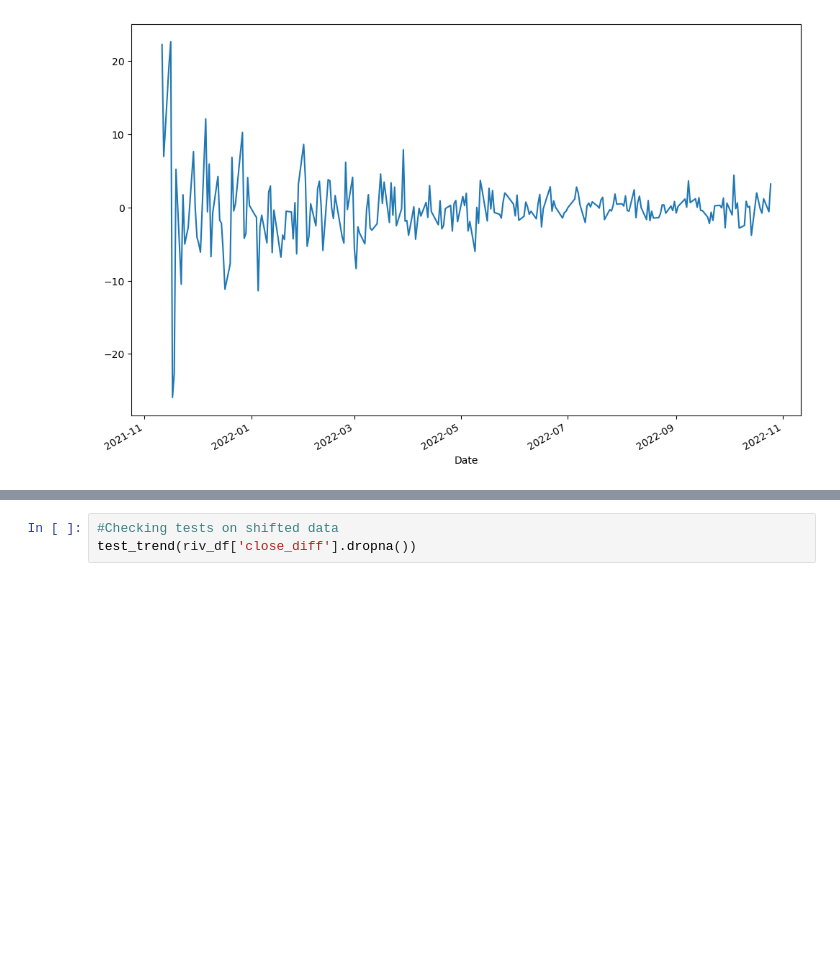
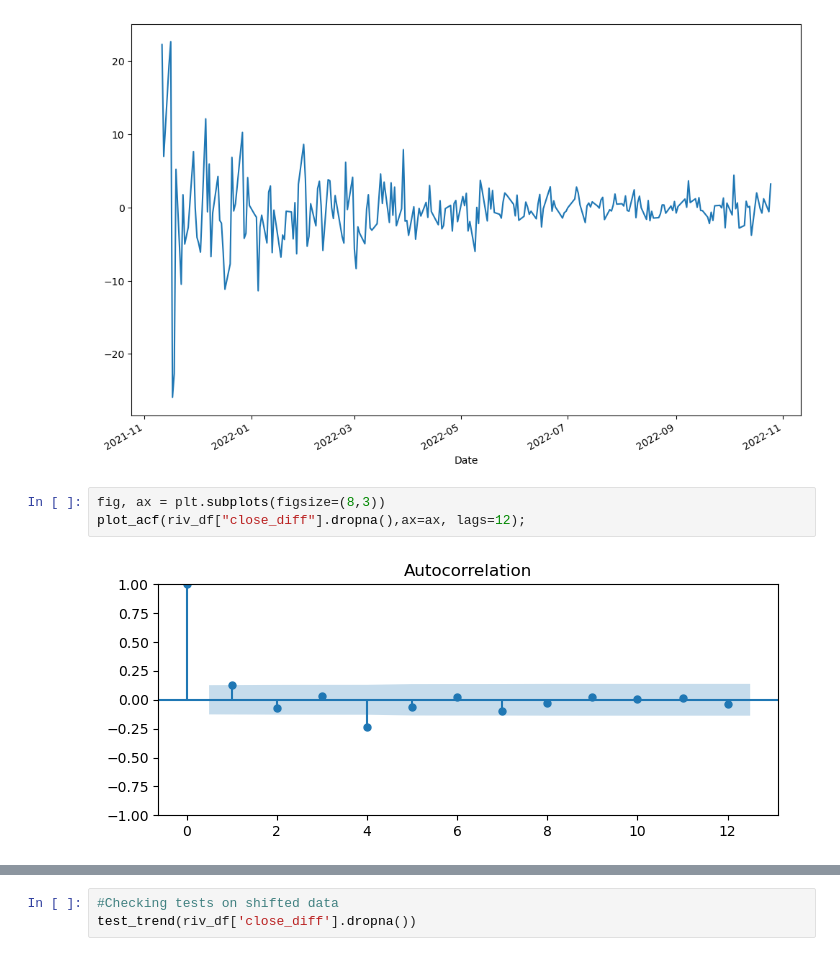
Before and after one commit to jonathanr1212/Predicting_rivian_stock, a Jupyter notebook: stock_predict_nb.ipynb, the cells around one changed output, grey strips where cells are left out. Saved outputs shown, nothing was run; the diff lists cells and outputs as text; blank space fills up the shorter version.

```diff
--- a/stock_predict_nb.ipynb
+++ b/stock_predict_nb.ipynb
@@ -309,3 +298,8 @@ riv_df["close_diff"] = riv_df['Close'] - riv_df['Close'].shift(1)
 riv_df["close_diff"].dropna().plot(figsize=(12, 8));
 # %% [output]
 [figure]
+# %%
+fig, ax = plt.subplots(figsize=(8,3))
+plot_acf(riv_df["close_diff"].dropna(),ax=ax, lags=12);
+# %% [output]
+[figure, added]
```
Also changed, not shown: parts of 28 cells of this notebook.
